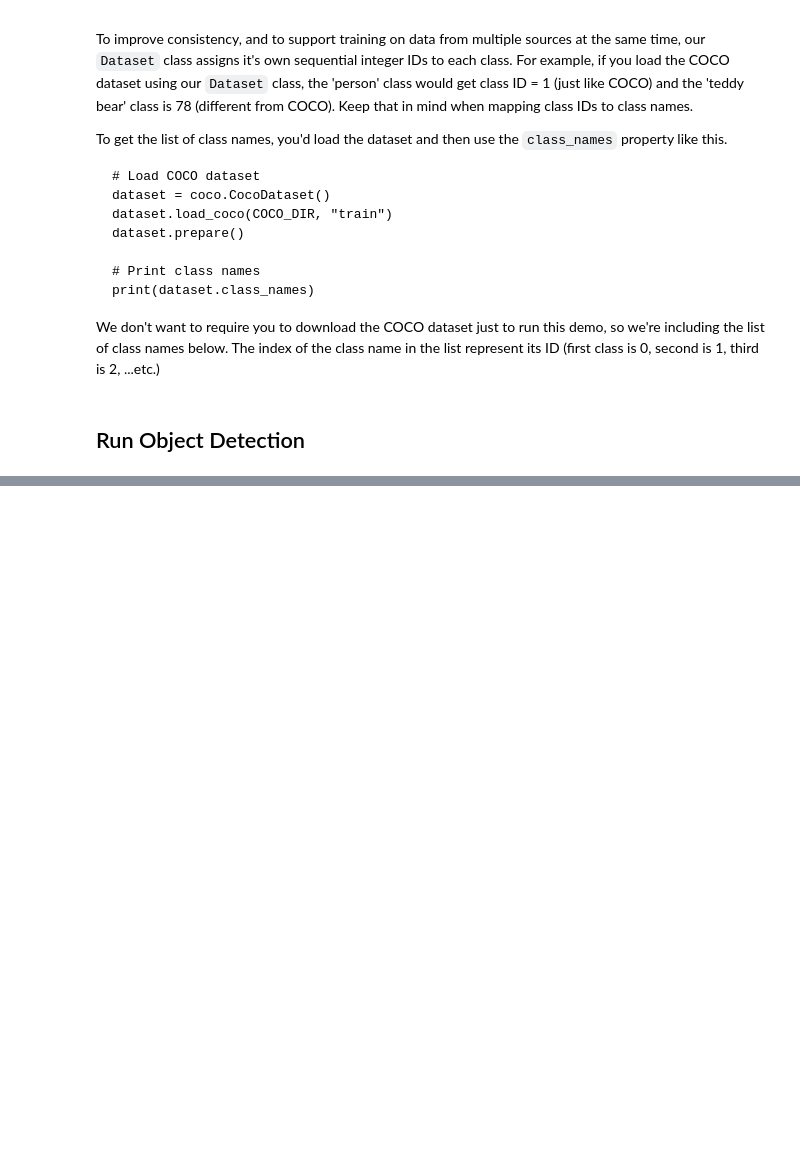
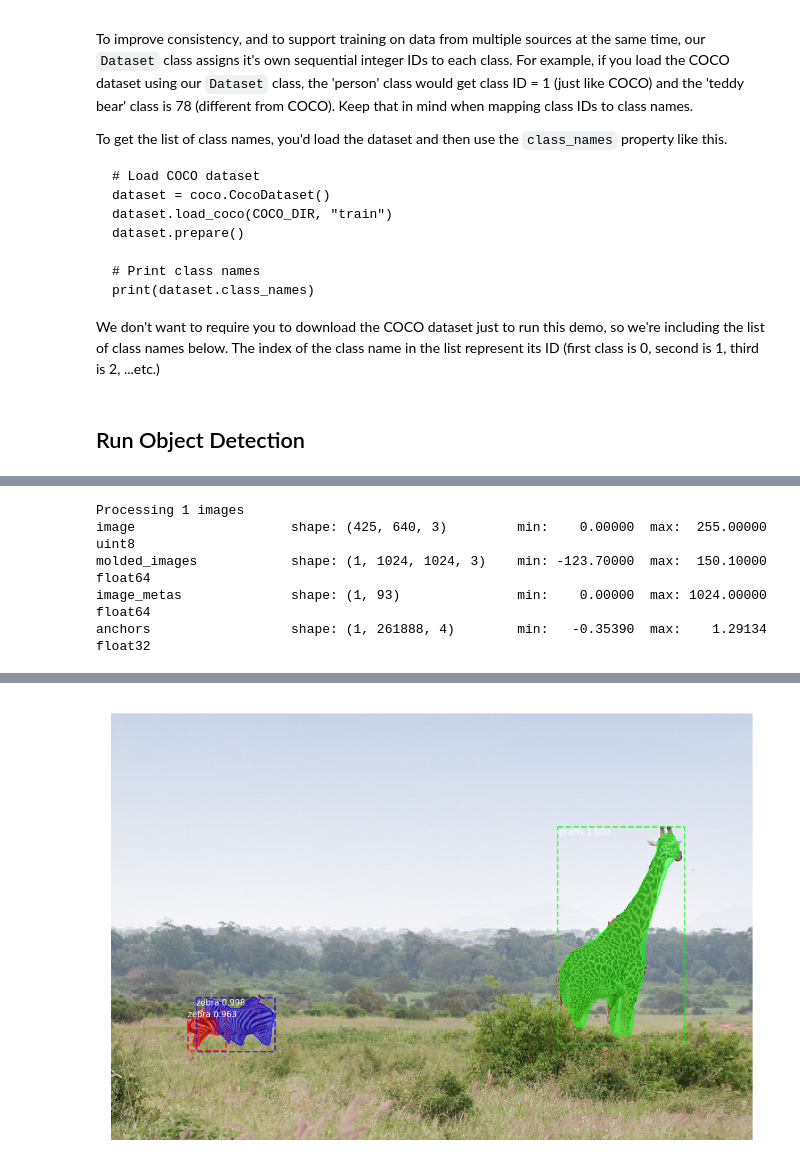
Before and after one commit to Natanan-Tirasukvongsa/mai_sim, a Jupyter notebook: src/demo.ipynb, the cells around one changed output, grey strips where cells are left out. Saved outputs shown, nothing was run; the diff lists cells and outputs as text; code cells hidden in the pictures; blank space fills up the shorter version.

```diff
--- a/src/demo.ipynb
+++ b/src/demo.ipynb
@@ -298,0 +148,18 @@ g
+# %%
+# Load a random image from the images folder
+file_names = next(os.walk(IMAGE_DIR))[2]
+image = skimage.io.imread(os.path.join(IMAGE_DIR, random.choice(file_names)))
+
+# Run detection
+results = model.detect([image], verbose=1)
+
+# Visualize results
+r = results[0]
+visualize.display_instances(image, r['rois'], r['masks'], r['class_ids'],
+                            class_names, r['scores'])
+# %% [output]
+Processing 1 images
+image                    shape: (425, 640, 3)         min:    0.00000  max:  255.00000  uint8
+molded_images            shape: (1, 1024, 1024, 3)    min: -123.70000  max:  150.10000  float64
+image_metas              shape: (1, 93)               min:    0.00000  max: 1024.00000  float64
+anchors                  shape: (1, 261888, 4)        min:   -0.35390  max:    1.29134  float32
@@ -298,0 +168 @@ g
+[figure, added]
```
Also changed, not shown: parts of 8 cells of this notebook.
